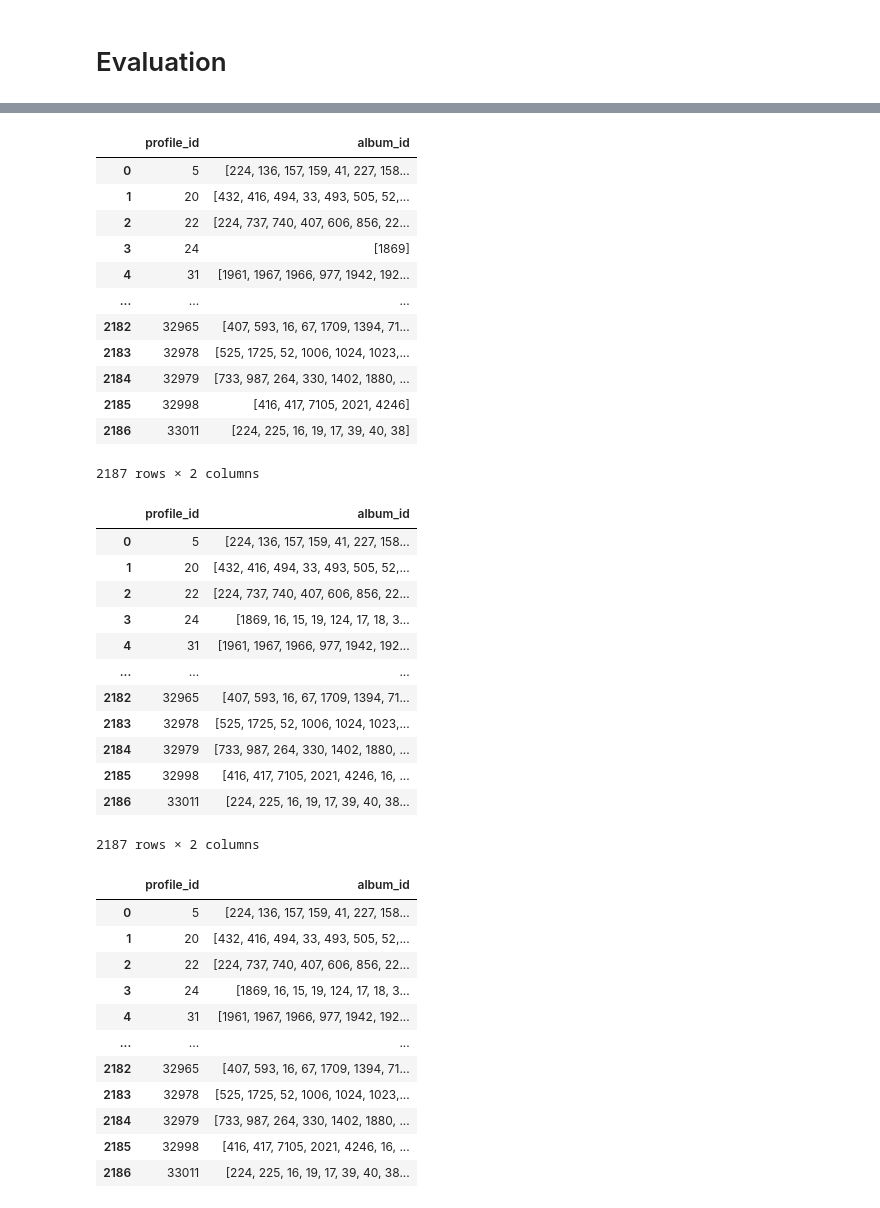
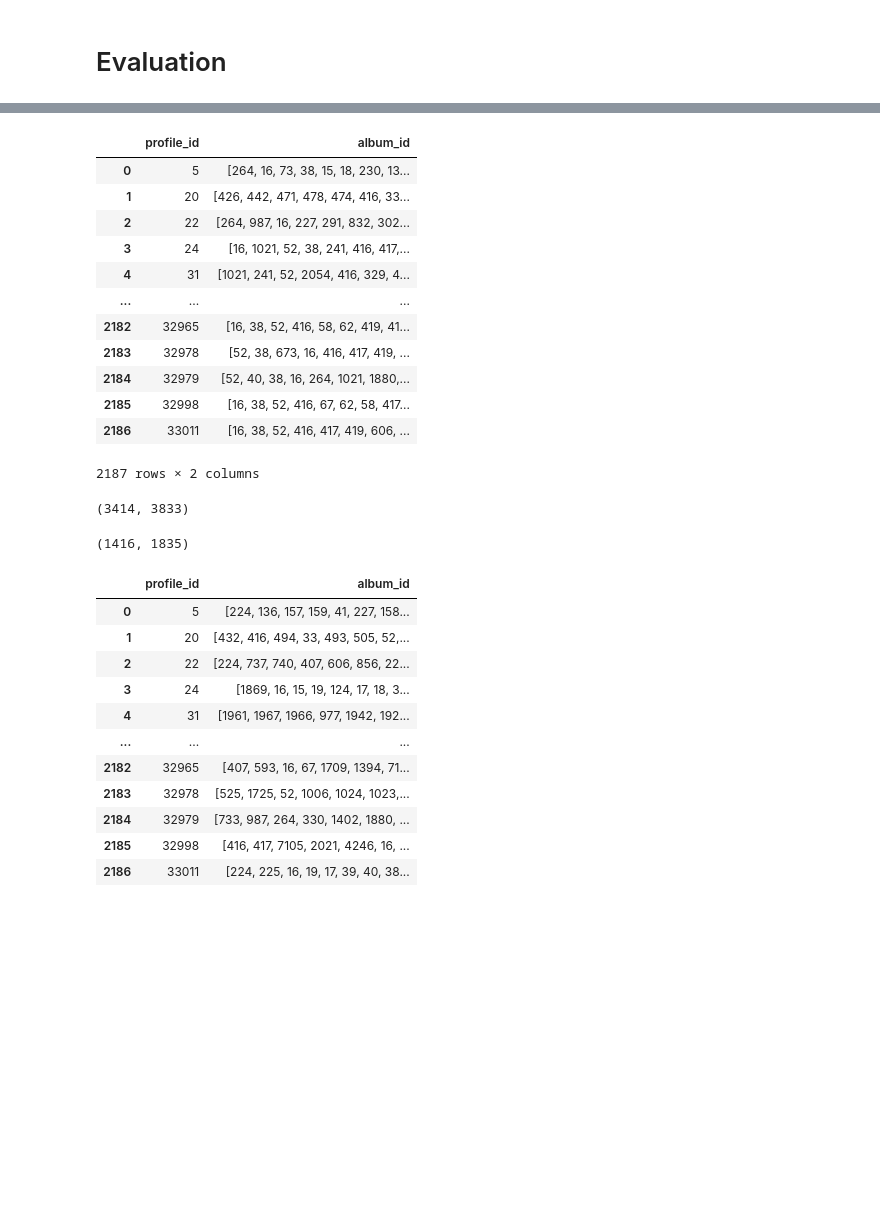
Before and after one commit to jinsuc28/lg-children-country-recommend, a Jupyter notebook: EDA/JS/lgbmrank-2.ipynb, the cells around one changed output, grey strips where cells are left out. Drawn from its saved outputs; the diff is of its cells as text; code cells hidden in the pictures; blank space fills up the shorter version.

```diff
--- a/EDA/JS/lgbmrank-2.ipynb
+++ b/EDA/JS/lgbmrank-2.ipynb
@@ -471,29 +482,16 @@ lgbm ndcg cold_user to MP: 0.26233002556930307
-# %%
-display(sample_sumbission_week, sample_sumbission_cold_week)
-# %% [output]
-|  | profile_id | album_id |
-| 0 | 5 | [224, 136, 157, 159, 41, 227, 158... |
-| 1 | 20 | [432, 416, 494, 33, 493, 505, 52,... |
-| 2 | 22 | [224, 737, 740, 407, 606, 856, 22... |
-| 3 | 24 | [1869] |
-| 4 | 31 | [1961, 1967, 1966, 977, 1942, 192... |
-| ... | ... | ... |
-| 2182 | 32965 | [407, 593, 16, 67, 1709, 1394, 71... |
-| 2183 | 32978 | [525, 1725, 52, 1006, 1024, 1023,... |
-| 2184 | 32979 | [733, 987, 264, 330, 1402, 1880, ... |
-| 2185 | 32998 | [416, 417, 7105, 2021, 4246] |
-| 2186 | 33011 | [224, 225, 16, 19, 17, 39, 40, 38] |
-2187 rows × 2 columns
-|  | profile_id | album_id |
-| 0 | 5 | [224, 136, 157, 159, 41, 227, 158... |
-| 1 | 20 | [432, 416, 494, 33, 493, 505, 52,... |
-| 2 | 22 | [224, 737, 740, 407, 606, 856, 22... |
-| 3 | 24 | [1869, 16, 15, 19, 124, 17, 18, 3... |
-| 4 | 31 | [1961, 1967, 1966, 977, 1942, 192... |
-| ... | ... | ... |
-| 2182 | 32965 | [407, 593, 16, 67, 1709, 1394, 71... |
-| 2183 | 32978 | [525, 1725, 52, 1006, 1024, 1023,... |
-| 2184 | 32979 | [733, 987, 264, 330, 1402, 1880, ... |
-| 2185 | 32998 | [416, 417, 7105, 2021, 4246, 16, ... |
-| 2186 | 33011 | [224, 225, 16, 19, 17, 39, 40, 38... |
-2187 rows × 2 columns
+# %%
+display(sample_sumbission_week_)
+# %% [output]
+|  | profile_id | album_id |
+| 0 | 5 | [264, 16, 73, 38, 15, 18, 230, 13... |
+| 1 | 20 | [426, 442, 471, 478, 474, 416, 33... |
+| 2 | 22 | [264, 987, 16, 227, 291, 832, 302... |
+| 3 | 24 | [16, 1021, 52, 38, 241, 416, 417,... |
+| 4 | 31 | [1021, 241, 52, 2054, 416, 329, 4... |
+| ... | ... | ... |
+| 2182 | 32965 | [16, 38, 52, 416, 58, 62, 419, 41... |
+| 2183 | 32978 | [52, 38, 673, 16, 416, 417, 419, ... |
+| 2184 | 32979 | [52, 40, 38, 16, 264, 1021, 1880,... |
+| 2185 | 32998 | [16, 38, 52, 416, 67, 62, 58, 417... |
+| 2186 | 33011 | [16, 38, 52, 416, 417, 419, 606, ... |
+2187 rows × 2 columns
@@ -499,0 +503,4 @@ display(sample_sumbission_week, sample_sumbission_cold_week)
+# %%
+len(set(pred_list)), len(set(gt_list))
+# %% [output]
+(3414, 3833)
@@ -500,3 +512,7 @@ display(sample_sumbission_week, sample_sumbission_cold_week)
+# %%
+len(set(pred_list)- set(gt_list)), len(set(gt_list) - set(pred_list))
+# %% [output]
+(1416, 1835)
 # %%
 def evaluation(
             X_train:pd.DataFrame(),
```
Also changed, not shown: parts of 43 cells of this notebook.
